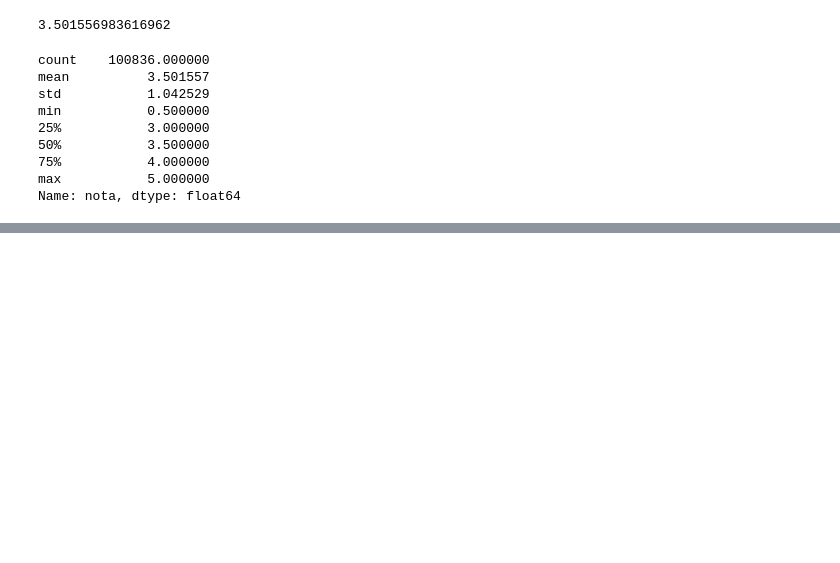
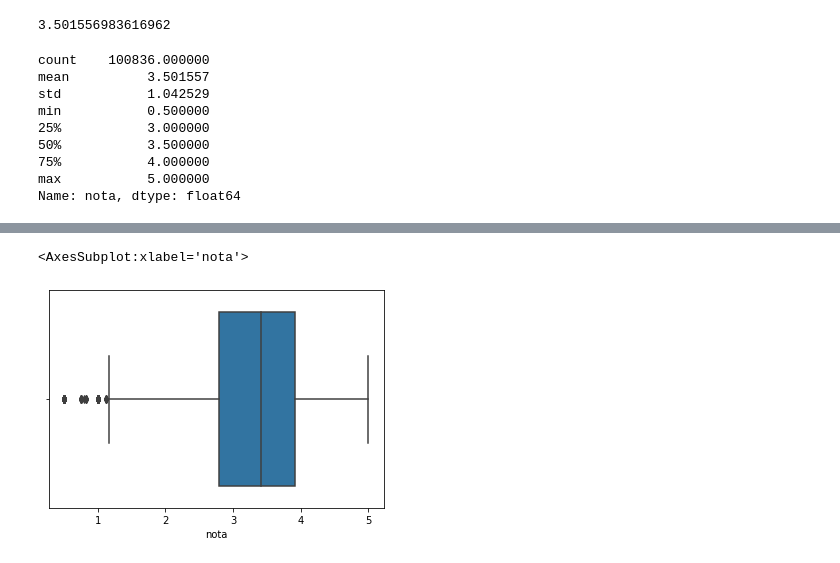
Before and after one commit to rodrigoklein/datascience, a Jupyter notebook: introducao-a-data-science-aula0/introducao-a-data-science-aula0/Introducao a DS.ipynb, the cells around one changed output, grey strips where cells are left out. Drawn from its saved outputs; the diff is of its cells as text; code cells hidden in the pictures; blank space fills up the shorter version.

```diff
--- a/introducao-a-data-science-aula0/introducao-a-data-science-aula0/Introducao a DS.ipynb
+++ b/introducao-a-data-science-aula0/introducao-a-data-science-aula0/Introducao a DS.ipynb
@@ -120,0 +224,5 @@ Name: nota, dtype: float64
+# %%
+sns.boxplot(media_por_filme)
+# %% [output]
+<AxesSubplot:xlabel='nota'>
+[figure, added]
```
Also changed, not shown: parts of 18 cells of this notebook.
